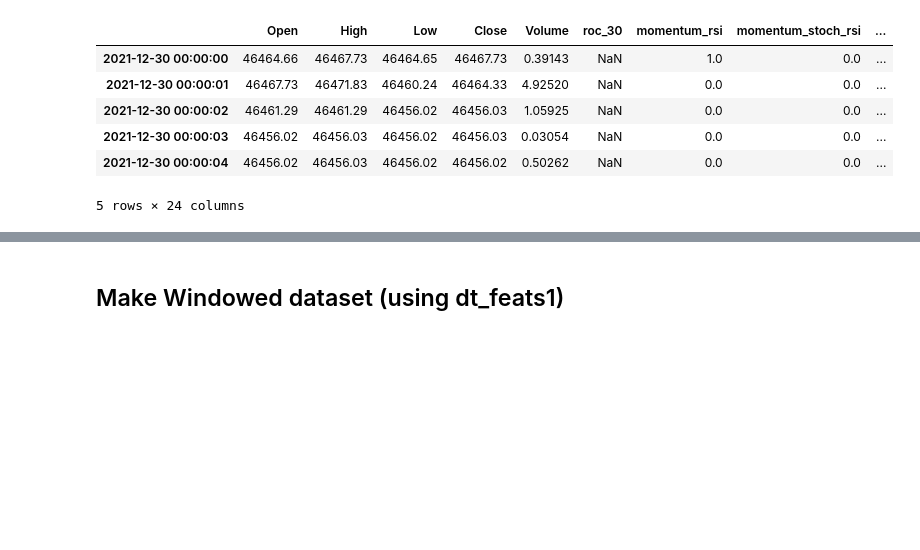
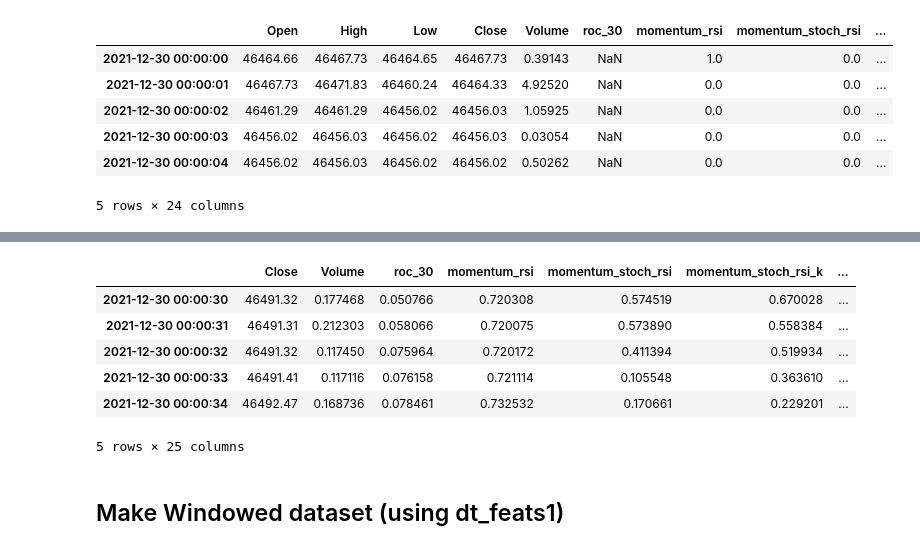
Before and after one commit to ckive/uexp, a Jupyter notebook: ue/experiments/dan/MLP_log_ret_many_indicators.ipynb, the cells around one changed output, grey strips where cells are left out. Cells and saved outputs as stored; diff of their text form; code cells hidden in the pictures; blank space fills up the shorter version.

```diff
--- a/ue/experiments/dan/MLP_log_ret_many_indicators.ipynb
+++ b/ue/experiments/dan/MLP_log_ret_many_indicators.ipynb
@@ -294,3 +334,15 @@ df
+# %%
+read_df = pd.read_csv('many_indicators.zip', index_col=0)
+# %%
+read_df.head()
+# %% [output]
+|  | Close | Volume | roc_30 | momentum_rsi | momentum_stoch_rsi | momentum_stoch_rsi_k | ... |
+| 2021-12-30 00:00:30 | 46491.32 | 0.177468 | 0.050766 | 0.720308 | 0.574519 | 0.670028 | ... |
+| 2021-12-30 00:00:31 | 46491.31 | 0.212303 | 0.058066 | 0.720075 | 0.573890 | 0.558384 | ... |
+| 2021-12-30 00:00:32 | 46491.32 | 0.117450 | 0.075964 | 0.720172 | 0.411394 | 0.519934 | ... |
+| 2021-12-30 00:00:33 | 46491.41 | 0.117116 | 0.076158 | 0.721114 | 0.105548 | 0.363610 | ... |
+| 2021-12-30 00:00:34 | 46492.47 | 0.168736 | 0.078461 | 0.732532 | 0.170661 | 0.229201 | ... |
+5 rows × 25 columns
 # %% [markdown]
 ## Make Windowed dataset (using dt_feats1)
 # %%
```
Also changed, not shown: parts of 13 cells of this notebook, 15 other files.
